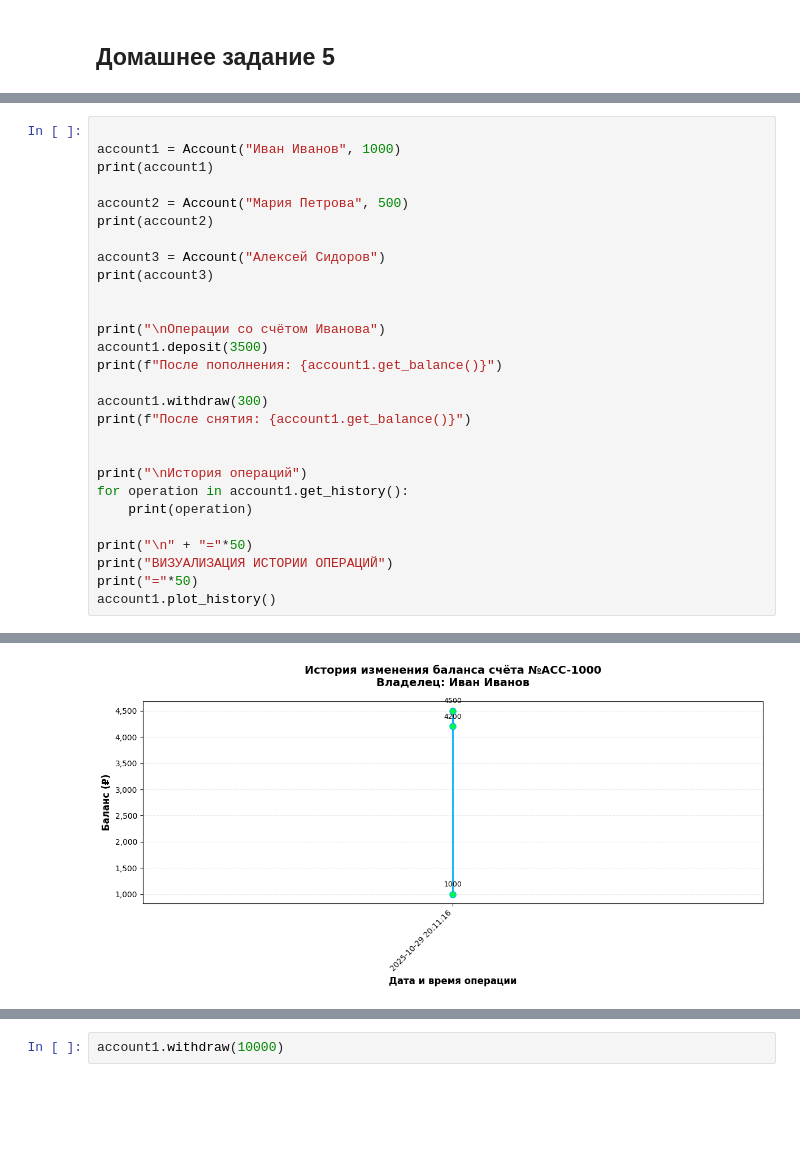
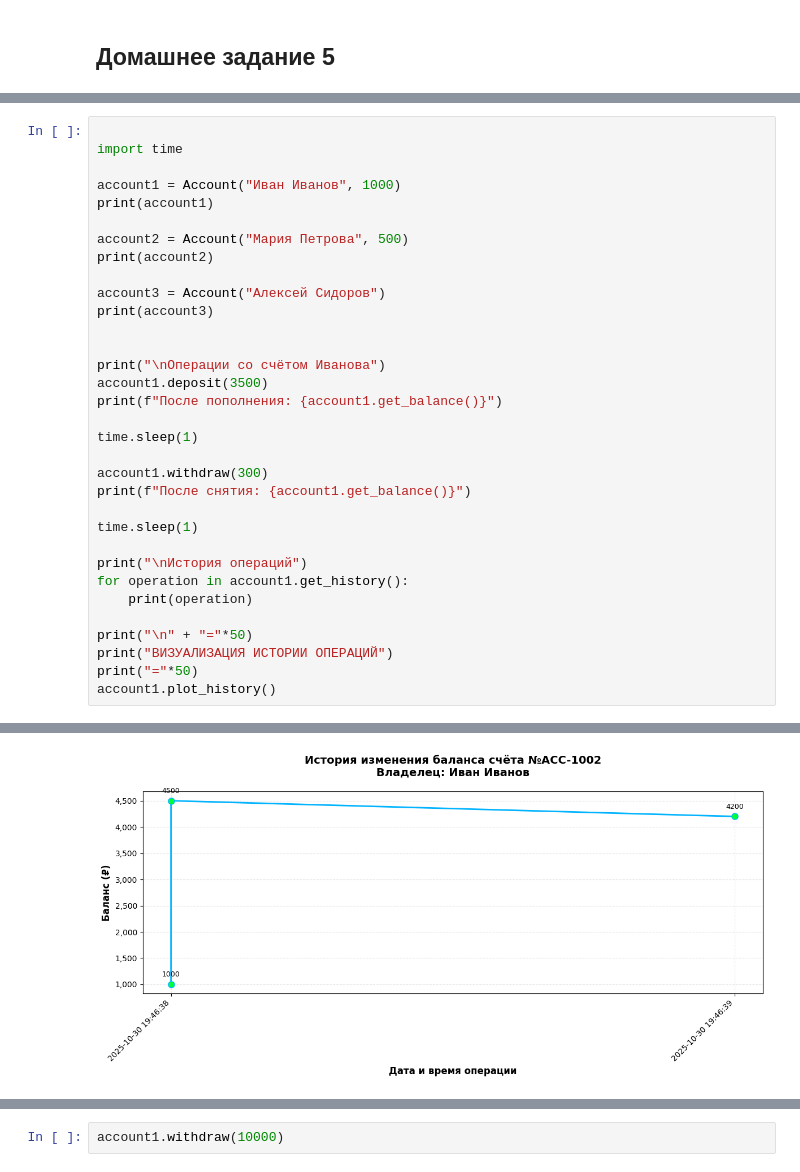
Before and after one commit to LOGAET/Python4DataEngineering, a Jupyter notebook: homework/homework-5/Main.ipynb, the cells around one changed output, grey strips where cells are left out. Drawn from its saved outputs; the diff is of its cells as text; blank space fills up the shorter version.

```diff
--- a/homework/homework-5/Main.ipynb
+++ b/homework/homework-5/Main.ipynb
@@ -110,4 +143,6 @@ class Account:
 # %%
+
+import time
 
 account1 = Account("Иван Иванов", 1000)
 print(account1)
@@ -123,9 +158,12 @@ print("\nОперации со счётом Иванова")
 account1.deposit(3500)
 print(f"После пополнения: {account1.get_balance()}")
 
+time.sleep(1)
+
 account1.withdraw(300)
 print(f"После снятия: {account1.get_balance()}")
 
+time.sleep(1)
 
 print("\nИстория операций")
 for operation in account1.get_history():
@@ -151,6 +189,6 @@ account1.plot_history()
 
 ==================================================
 ВИЗУАЛИЗАЦИЯ ИСТОРИИ ОПЕРАЦИЙ
 ==================================================
-[figure, old version]
+[figure, new version]
 # %%
```
Also changed, not shown: parts of 14 cells of this notebook, 2 other files.
